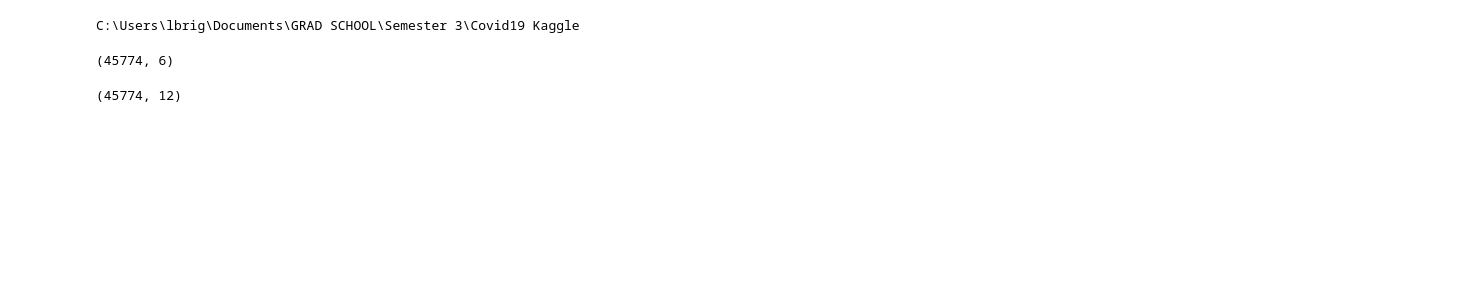
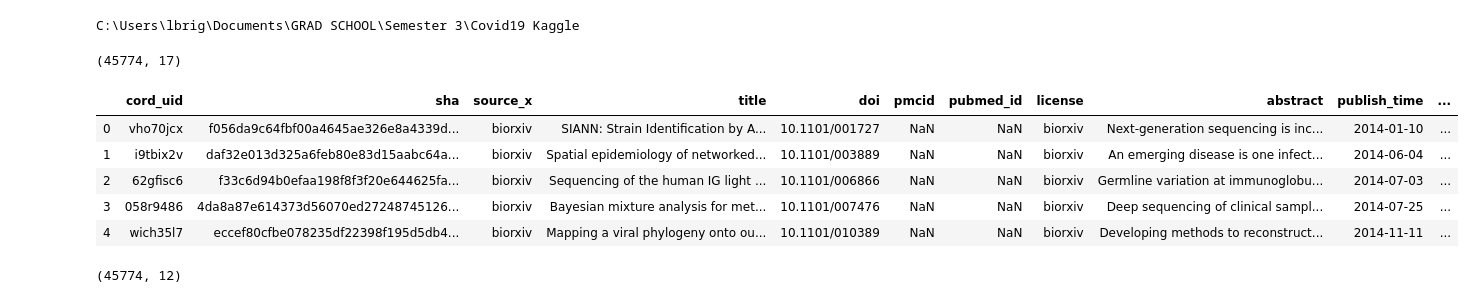
Before and after one commit to ZachZs/UNH_Kaggle_Covid19, a Jupyter notebook: KBrigham/Covid19 Kaggle .ipynb, the cells around one changed output. Saved outputs shown, nothing was run; the diff lists cells and outputs as text; code cells hidden in the pictures; blank space fills up the shorter version.

```diff
--- a/KBrigham/Covid19 Kaggle .ipynb
+++ b/KBrigham/Covid19 Kaggle .ipynb
@@ -98,11 +109,20 @@ Name: Filepath, dtype: int64
 # %% [output]
 C:\Users\lbrig\Documents\GRAD SCHOOL\Semester 3\Covid19 Kaggle
 # %%
-meta=pd.read_csv("metadata.csv", usecols= [1, 3, 8, 10, 14, 15])
+meta=pd.read_csv("metadata.csv")
 # %%
 meta.shape
 # %% [output]
-(45774, 6)
+(45774, 17)
+# %%
+meta.head()
+# %% [output]
+|  | cord_uid | sha | source_x | title | doi | pmcid | pubmed_id | license | abstract | publish_time | ... |
+| 0 | vho70jcx | f056da9c64fbf00a4645ae326e8a4339d... | biorxiv | SIANN: Strain Identification by A... | 10.1101/001727 | NaN | NaN | biorxiv | Next-generation sequencing is inc... | 2014-01-10 | ... |
+| 1 | i9tbix2v | daf32e013d325a6feb80e83d15aabc64a... | biorxiv | Spatial epidemiology of networked... | 10.1101/003889 | NaN | NaN | biorxiv | An emerging disease is one infect... | 2014-06-04 | ... |
+| 2 | 62gfisc6 | f33c6d94b0efaa198f8f3f20e644625fa... | biorxiv | Sequencing of the human IG light ... | 10.1101/006866 | NaN | NaN | biorxiv | Germline variation at immunoglobu... | 2014-07-03 | ... |
+| 3 | 058r9486 | 4da8a87e614373d56070ed27248745126... | biorxiv | Bayesian mixture analysis for met... | 10.1101/007476 | NaN | NaN | biorxiv | Deep sequencing of clinical sampl... | 2014-07-25 | ... |
+| 4 | wich35l7 | eccef80cfbe078235df22398f195d5db4... | biorxiv | Mapping a viral phylogeny onto ou... | 10.1101/010389 | NaN | NaN | biorxiv | Developing methods to reconstruct... | 2014-11-11 | ... |
 # %%
 #Split the IDs into multiple columns
 m2= meta.sha.str.split(";", expand=True)
```
Also changed, not shown: parts of 11 cells of this notebook.
